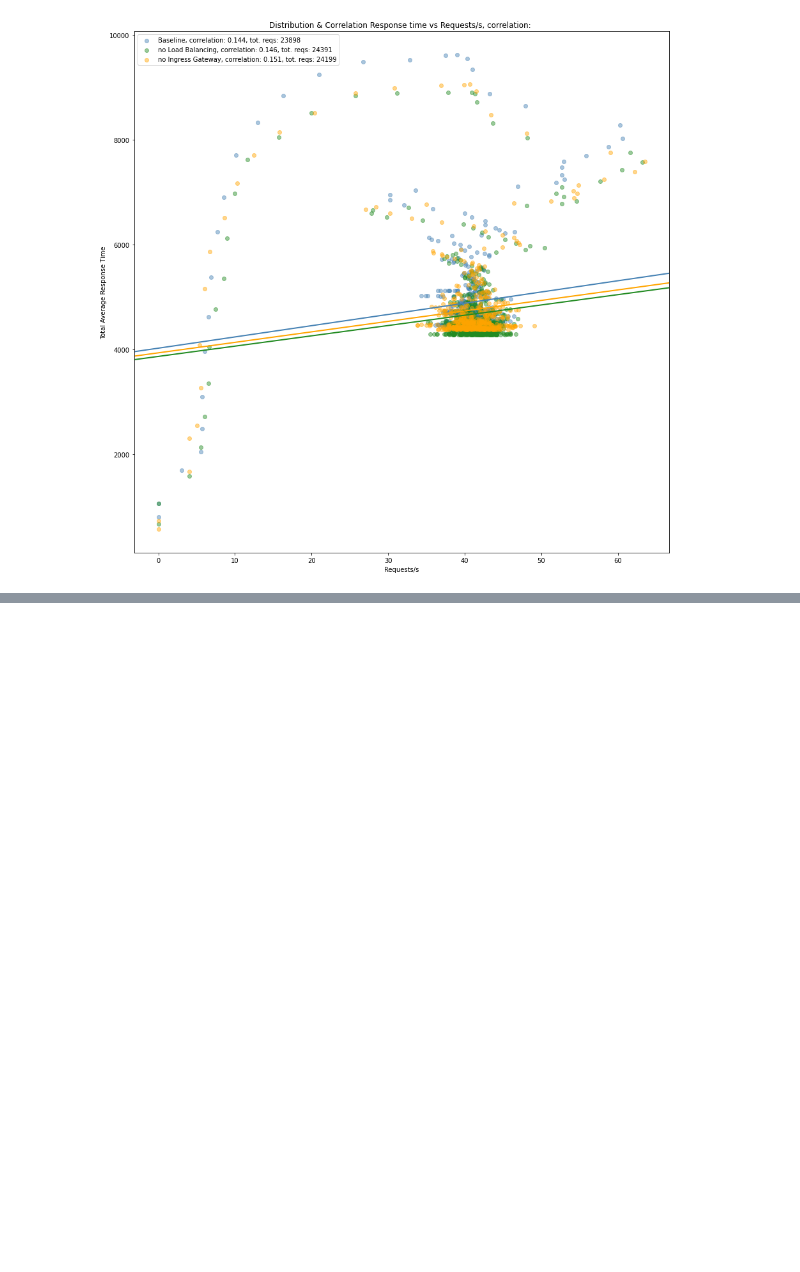
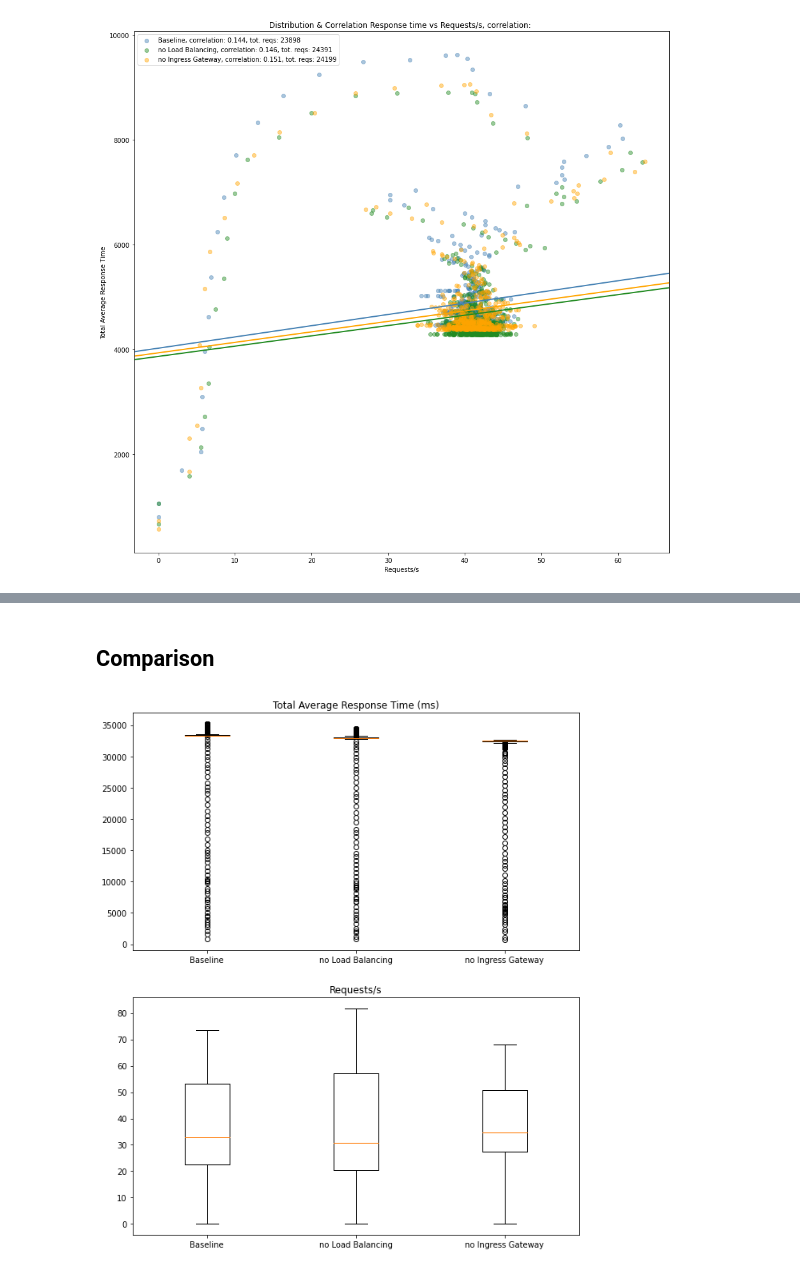
Before and after one commit to whiskeywolke/Service-Mesh-Evaluation, a Jupyter notebook: bookinfo/analysis/bookinfo_analysis.ipynb, the cells around one changed output, grey strips where cells are left out. Cells and saved outputs as stored; diff of their text form; code cells hidden in the pictures; blank space fills up the shorter version.

```diff
--- a/bookinfo/analysis/bookinfo_analysis.ipynb
+++ b/bookinfo/analysis/bookinfo_analysis.ipynb
@@ -227,0 +271,35 @@ plt.show()
+# %% [markdown]
+## Comparison
+# %%
+summary_file_names = [
+    "./../benchmarks/baselineHigh/02-07-22_12-34-21_stats_history.csv",
+    "./../benchmarks/noLoadBalancingHigh/02-07-22_11-56-39_stats_history.csv",
+    "./../benchmarks/noIngressGatewayHigh/02-07-22_12-14-10_stats_history.csv",
+]
+summary_names = ["Baseline","no Load Balancing", "no Ingress Gateway"]
+
+cols_of_interest = ["Total Average Response Time", "Requests/s"]
+col_names = ["Total Average Response Time (ms)", "Requests/s"]
+cols = dict(zip(cols_of_interest, col_names))
+
+
+summaries = {}
+
+for col_key, col_name in cols.items():
+    summaries[col_key] = {}
+    for name, file_name in zip(summary_names, summary_file_names):
+        temp = pd.read_csv(file_name)
+        temp = temp[temp['Type'].str.contains("GET", na=False)][col_key]
+        summaries[col_key][name] = temp
+#        summaries[col_key][name] = temp[temp['Type'].str.contains("GET", na=False)][col_key]
+#        locust_data = locust_data[locust_data['Type'].str.contains("GET", na=False)]
+#        print(len(temp))
+# %%
+fig, ax = plt.subplots(len(cols_of_interest), figsize=(10, 12))
+
+for i, (col_key, col_name) in enumerate(cols.items()):
+    ax[i].boxplot(summaries[col_key].values(), showfliers=True)
+    ax[i].set_title(col_name)
+    ax[i].set_xticklabels(summaries[col_key].keys())
+# %% [output]
+[figure, added]
```
Also changed, not shown: parts of 11 cells of this notebook, 2 other files.
